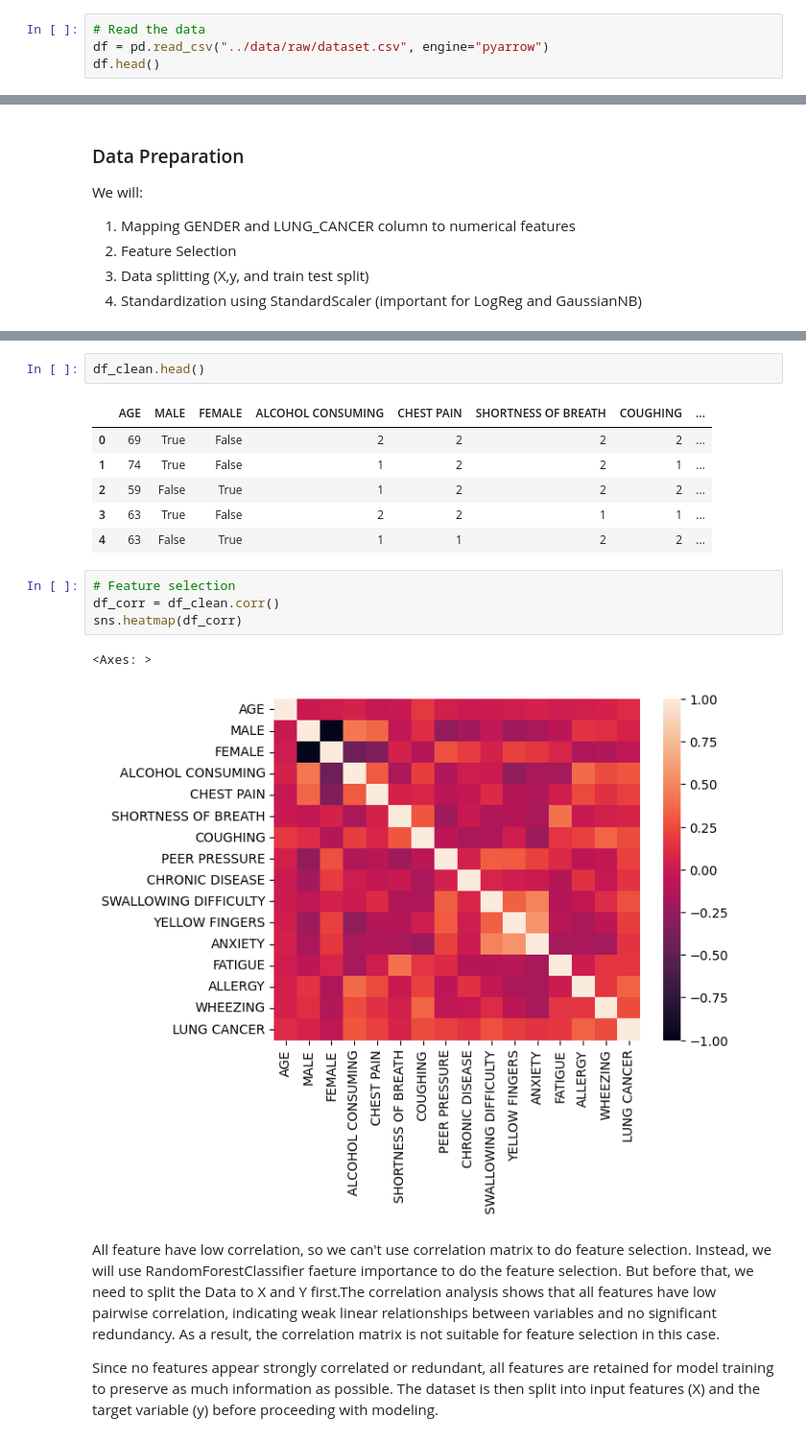
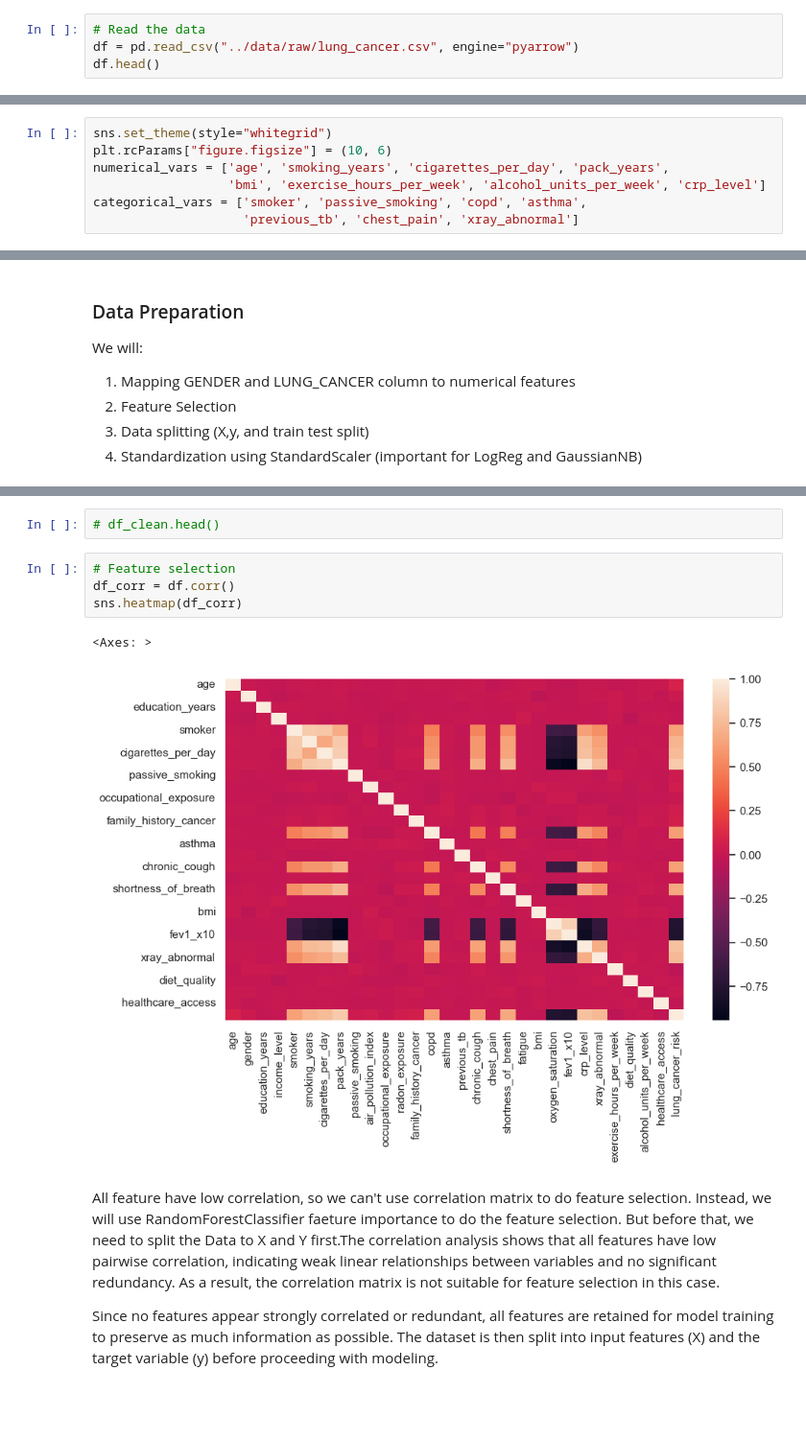
Before and after one commit to daff00/lung-cancer-classification, a Jupyter notebook: notebook/notebook.ipynb, the cells around one changed output, grey strips where cells are left out. Shown at 96% size. Saved outputs shown, nothing was run; the diff lists cells and outputs as text; blank space fills up the shorter version.

Commit message:
feat: change dataset and adjust notebook

```diff
--- a/notebook/notebook.ipynb
+++ b/notebook/notebook.ipynb
@@ -35,6 +35,6 @@ warnings.filterwarnings("ignore")
 ### Reading the Data
 # %%
 # Read the data
-df = pd.read_csv("../data/raw/dataset.csv", engine="pyarrow")
+df = pd.read_csv("../data/raw/lung_cancer.csv", engine="pyarrow")
 df.head()
 # %% [output]
@@ -220,0 +185,7 @@ plt.show()
+# %%
+sns.set_theme(style="whitegrid")
+plt.rcParams["figure.figsize"] = (10, 6)
+numerical_vars = ['age', 'smoking_years', 'cigarettes_per_day', 'pack_years',
+                  'bmi', 'exercise_hours_per_week', 'alcohol_units_per_week', 'crp_level']
+categorical_vars = ['smoker', 'passive_smoking', 'copd', 'asthma',
+                    'previous_tb', 'chest_pain', 'xray_abnormal']
@@ -264,19 +278,12 @@ memory usage: 32.8 KB
 # %%
-df_clean.head()
+# df_clean.head()
-# %% [output]
-|  | AGE | MALE | FEMALE | ALCOHOL CONSUMING | CHEST PAIN | SHORTNESS OF BREATH | COUGHING | ... |
-| 0 | 69 | True | False | 2 | 2 | 2 | 2 | ... |
-| 1 | 74 | True | False | 1 | 2 | 2 | 1 | ... |
-| 2 | 59 | False | True | 1 | 2 | 2 | 2 | ... |
-| 3 | 63 | True | False | 2 | 2 | 1 | 1 | ... |
-| 4 | 63 | False | True | 1 | 1 | 2 | 2 | ... |
 # %%
 # Feature selection
-df_corr = df_clean.corr()
+df_corr = df.corr()
 sns.heatmap(df_corr)
 # %% [output]
 <Axes: >
-[figure, old version]
+[figure, new version]
 # %% [markdown]
 All feature have low correlation, so we can't use correlation matrix to do feature selection. Instead, we will use RandomForestClassifier faeture importance to do the feature selection. But before that, we need to split the Data to X and Y first.The correlation analysis shows that all features have low pairwise correlation, indicating weak linear relationships between variables and no significant redundancy. As a result, the correlation matrix is not suitable for feature selection in this case.
 
```
Also changed, not shown: parts of 23 cells of this notebook, 3 other files.
